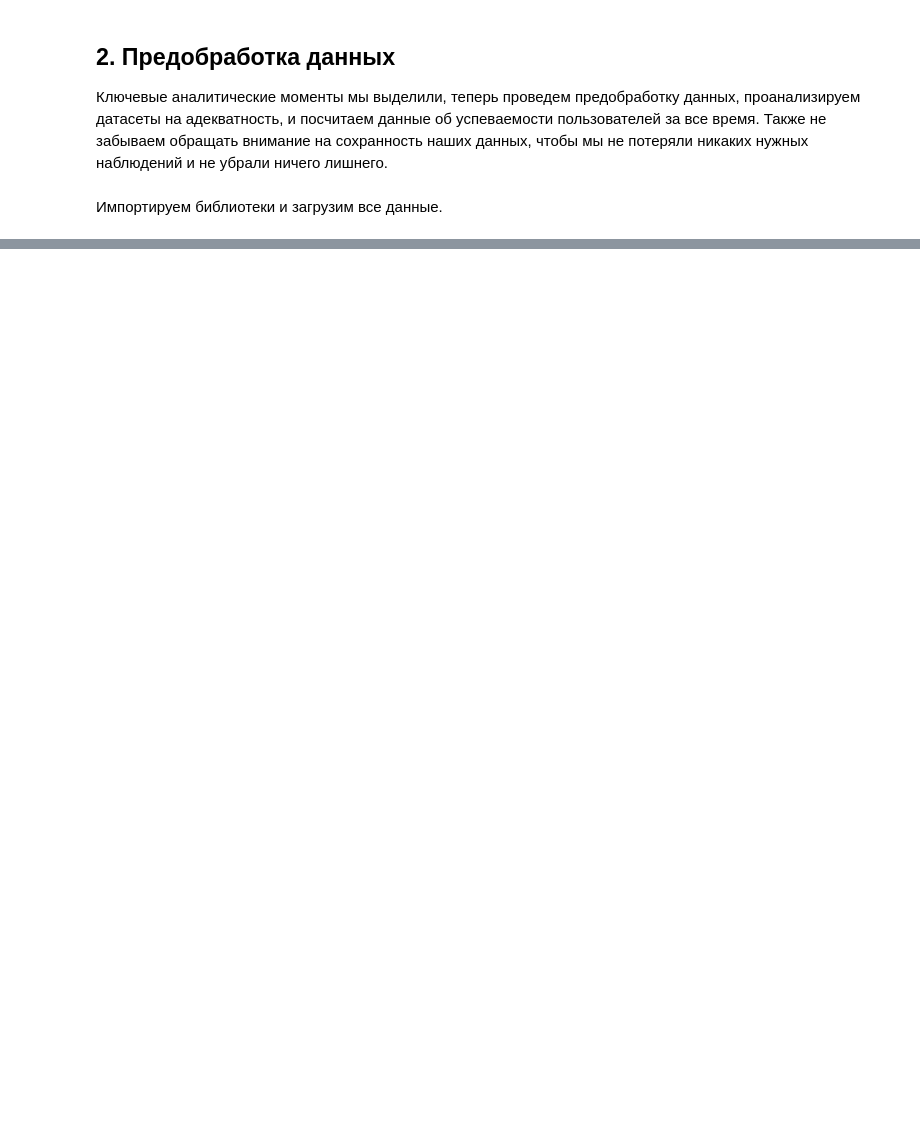
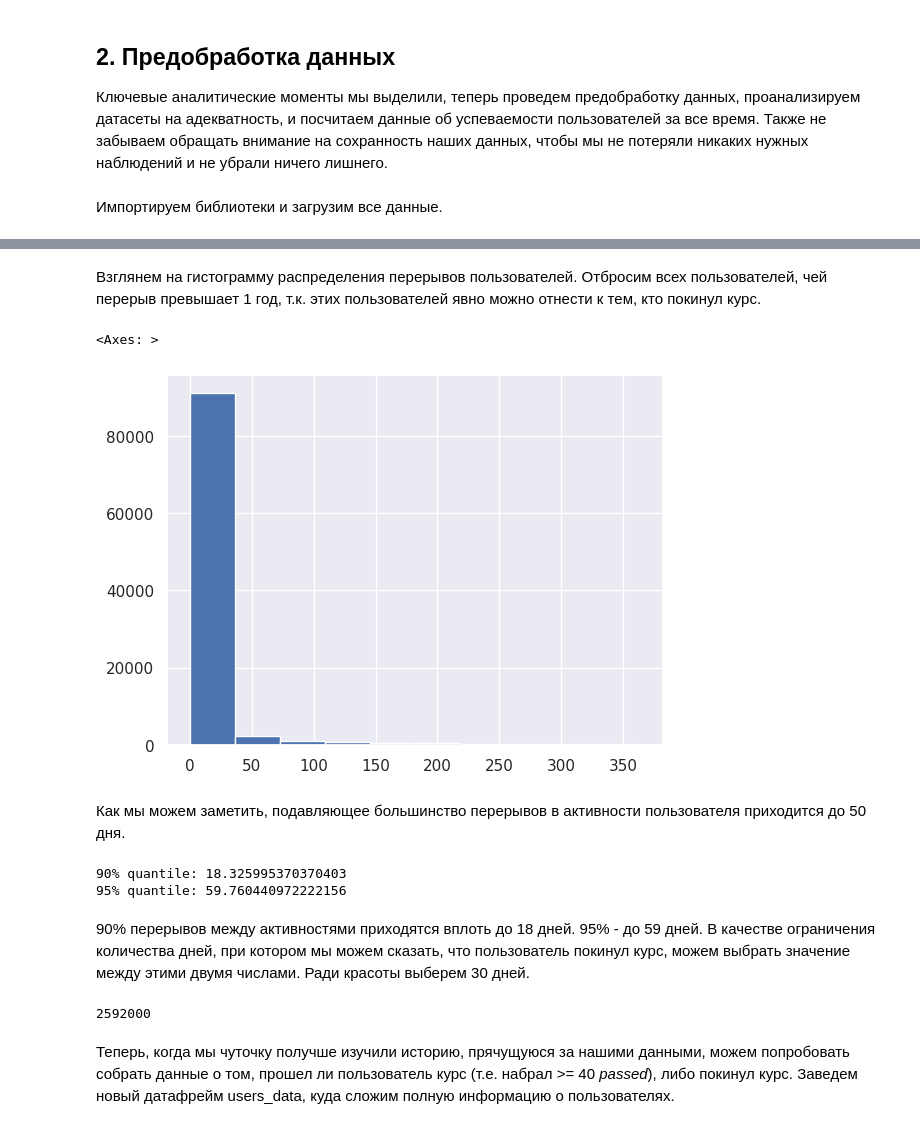
Before and after one commit to mikeasta/StepikDropout, a Jupyter notebook: contest_submission.ipynb, the cells around one changed output, grey strips where cells are left out. Drawn from its saved outputs; the diff is of its cells as text; code cells hidden in the pictures; blank space fills up the shorter version.

```diff
--- a/contest_submission.ipynb
+++ b/contest_submission.ipynb
@@ -67,0 +210,4 @@ submissions_data_train = pd.read_csv("datasets/submissions_data_train.zip", comp
+# %%
+gap_data = pd.Series(np.concatenate(gap_data, axis=0))
+gap_data = gap_data / (24 * 60 * 60)
+gap_data
@@ -67,0 +227,24 @@ submissions_data_train = pd.read_csv("datasets/submissions_data_train.zip", comp
+# %% [markdown]
+Взглянем на гистограмму распределения перерывов пользователей. Отбросим всех пользователей, чей перерыв превышает 1 год, т.к. этих пользователей явно можно отнести к тем, кто покинул курс.
+# %%
+gap_data[gap_data < 365].hist()
+# %% [output]
+<Axes: >
+[figure, added]
+# %% [markdown]
+Как мы можем заметить, подавляющее большинство перерывов в активности пользователя приходится до 50 дня.
+# %%
+print(f"90% quantile: {gap_data.quantile(0.90)}")
+print(f"95% quantile: {gap_data.quantile(0.95)}")
+# %% [output]
+90% quantile: 18.325995370370403
+95% quantile: 59.760440972222156
+# %% [markdown]
+90% перерывов между активностями приходятся вплоть до 18 дней. 95% - до 59 дней. В качестве ограничения количества дней, при котором мы можем сказать, что пользователь покинул курс, можем выбрать значение между этими двумя числами. Ради красоты выберем 30 дней.
+# %%
+drop_out_threshold = 30 * 24 * 60 * 60
+drop_out_threshold
+# %% [output]
+2592000
+# %% [markdown]
+Теперь, когда мы чуточку получше изучили историю, прячущуюся за нашими данными, можем попробовать собрать данные о том, прошел ли пользователь курс (т.е. набрал >= 40 *passed*), либо покинул курс. Заведем новый датафрейм users_data, куда сложим полную информацию о пользователях.
```
Also changed, not shown: parts of 79 cells of this notebook, 1 other file.
